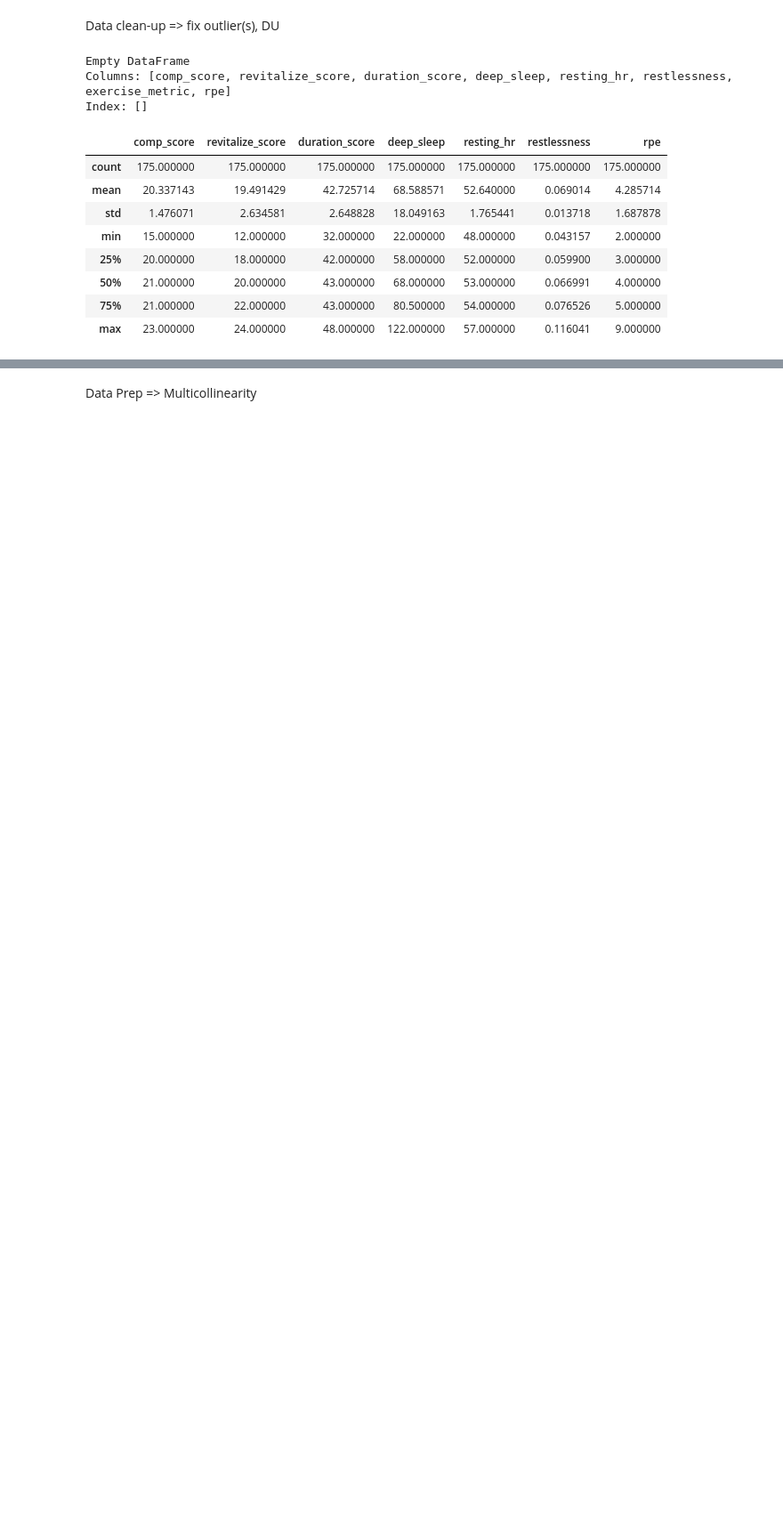
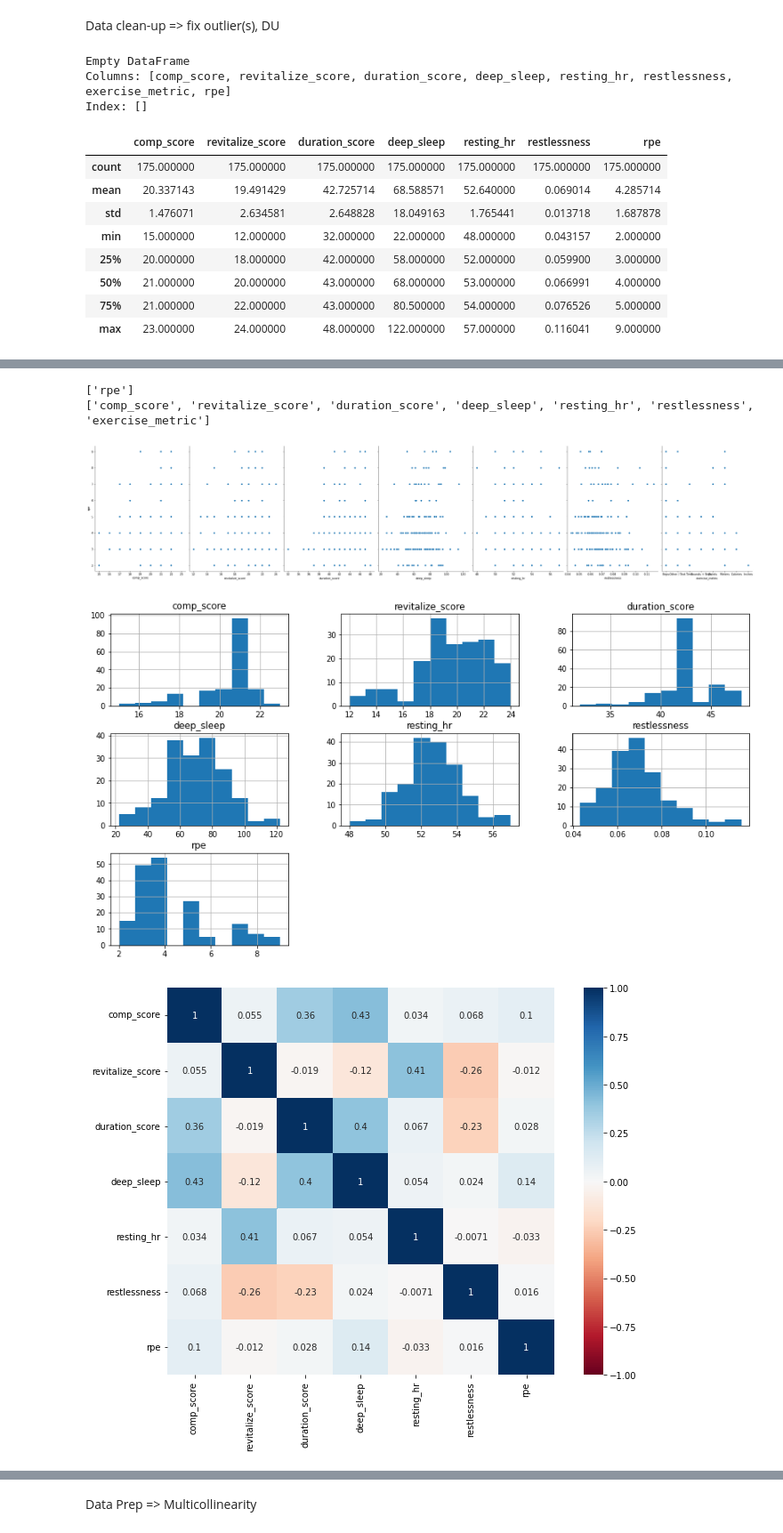
Before and after one commit to djfLtC0dr/python-playground, a Jupyter notebook: DASC522/djfDASC522_final.ipynb, the cells around one changed output, grey strips where cells are left out. Shown at 89% size. Drawn from its saved outputs; the diff is of its cells as text; code cells hidden in the pictures; blank space fills up the shorter version.

```diff
--- a/DASC522/djfDASC522_final.ipynb
+++ b/DASC522/djfDASC522_final.ipynb
@@ -343,0 +327,47 @@ Kolmogorov–Smirnov Test ::  KstestResult(statistic=0.9772498680518208, pvalue=
+# %%
+import matplotlib.pyplot as plt
+import seaborn as sns
+
+# Extract features and labels
+y = data.loc[:, data.columns == 'rpe']
+# List of labels for later use
+labels_list = list(y.columns)
+print(labels_list)
+X = data.loc[:, data.columns != 'rpe']
+# List of features for later use
+feature_list = list(X.columns)
+print(feature_list)
+# Convert to numpy arrays
+arr_features = np.array(X)
+arr_labels = np.array(y)
+
+# visualize the relationship between the features and the response using scatterplots
+p = sns.pairplot(data, x_vars=np.array(feature_list), y_vars='rpe', size=7, aspect=0.7)
+
+#histplot
+def show_hist(x):
+    plt.rcParams["figure.figsize"] = 15,8
+    x.hist()
+show_hist(data)
+# data.hist(bins=50, figsize=(15,8))
+
+# correlation matrix
+fig, ax = plt.subplots(figsize=(12,8))
+sns.heatmap(data.corr(), cmap='RdBu', vmin=-1, vmax=1, annot=True, square=True, ax=ax)
+
+# #visualizing distributions
+fig, ax = plt.subplots(figsize=(15,8))
+ticks = range(1, len(data.columns)+1)
+labels = list(data.select_dtypes(include=['float64', 'int64']).columns)
+boxprops = dict(linestyle='--', linewidth=3, color='green')
+flierprops = dict(marker='o', markerfacecolor='red', markersize=6, linestyle='none')
+numerical_features = data.select_dtypes(include=['float64', 'int64'])
+plt.boxplot(numerical_features.transpose(), showmeans=True, boxprops=boxprops, flierprops=flierprops)
+plt.xticks(ticks,labels)
+plt.show()
+# %% [output]
+['rpe']
+['comp_score', 'revitalize_score', 'duration_score', 'deep_sleep', 'resting_hr', 'restlessness', 'exercise_metric']
+[figure, added]
+[figure, added]
+[figure, added]
```
Also changed, not shown: parts of 13 cells of this notebook.
